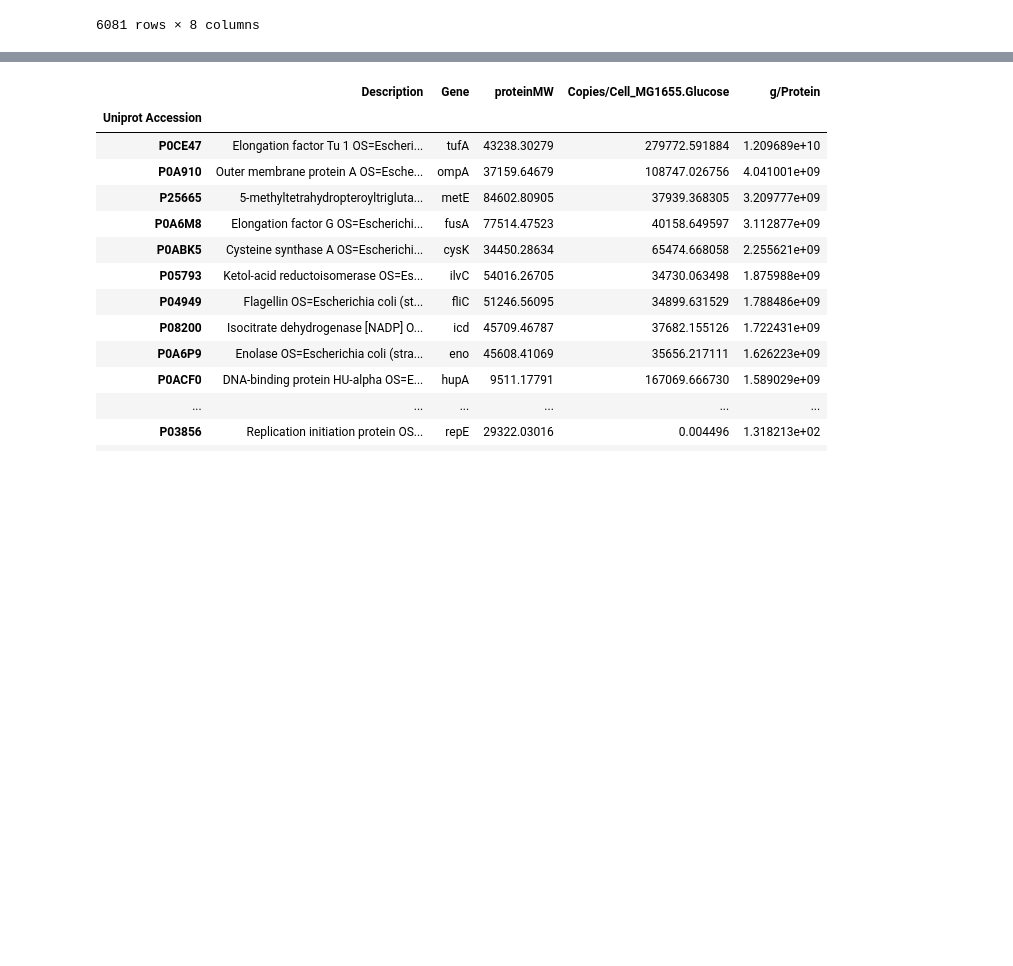
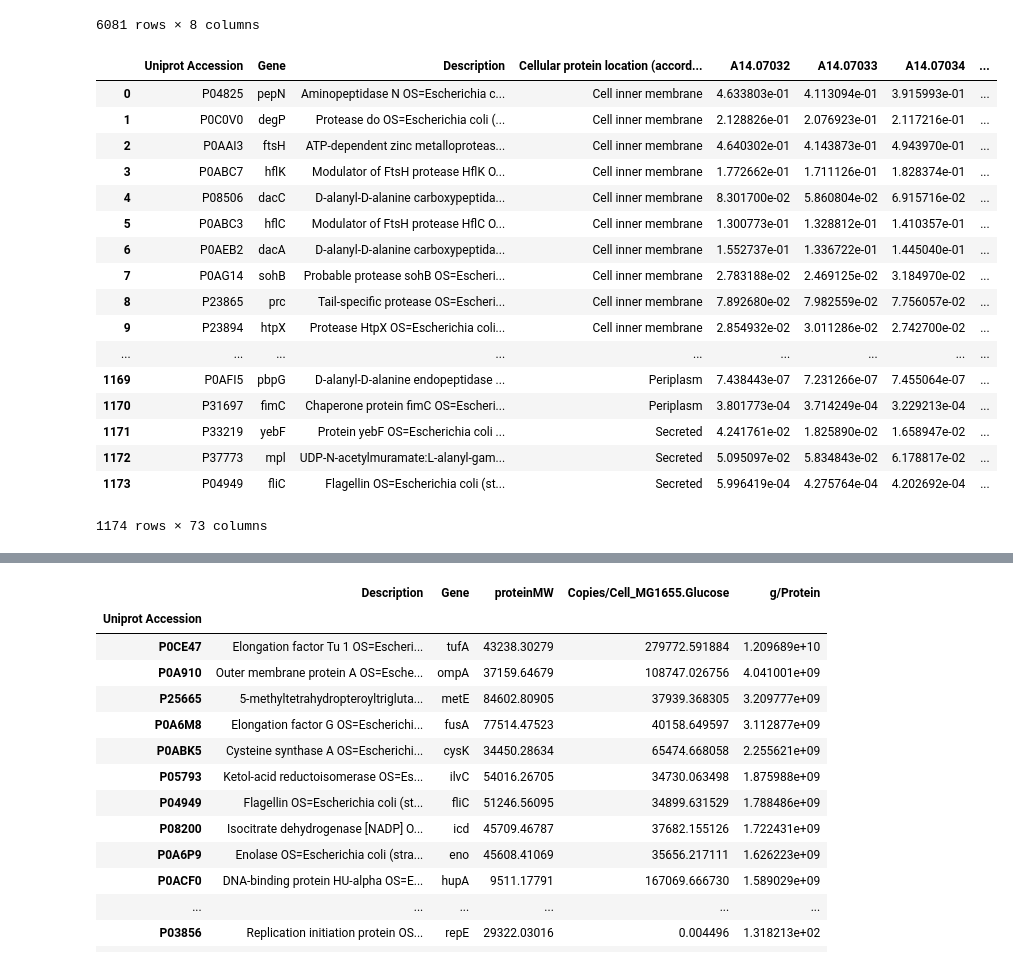
Before and after one commit to djinnome/MaxMass, a Jupyter notebook: src/MinimalGenome.ipynb, the cells around one changed output, grey strips where cells are left out. Drawn from its saved outputs; the diff is of its cells as text; code cells hidden in the pictures; blank space fills up the shorter version.

```diff
--- a/src/MinimalGenome.ipynb
+++ b/src/MinimalGenome.ipynb
@@ -38,3 +38,25 @@ df
 | 6079 | b4402 | 4640402 | 4640542 | 1 | gene | NaN | 4640801 | ... |
 | 6080 | b4403 | 4640942 | 4641628 | 1 | gene | NaN | 4640942 | ... |
 6081 rows × 8 columns
+# %%
+proteins_fg = pd.read_excel('data/Ecoli/Schmidt/nbt.3418-S2.xlsx', sheet_name='Table S13', skiprows=3)
+proteins_fg
+# %% [output]
+|  | Uniprot Accession | Gene | Description | Cellular protein location (accord... | A14.07032 | A14.07033 | A14.07034 | ... |
+| 0 | P04825 | pepN | Aminopeptidase N OS=Escherichia c... | Cell inner membrane | 4.633803e-01 | 4.113094e-01 | 3.915993e-01 | ... |
+| 1 | P0C0V0 | degP | Protease do OS=Escherichia coli (... | Cell inner membrane | 2.128826e-01 | 2.076923e-01 | 2.117216e-01 | ... |
+| 2 | P0AAI3 | ftsH | ATP-dependent zinc metalloproteas... | Cell inner membrane | 4.640302e-01 | 4.143873e-01 | 4.943970e-01 | ... |
+| 3 | P0ABC7 | hflK | Modulator of FtsH protease HflK O... | Cell inner membrane | 1.772662e-01 | 1.711126e-01 | 1.828374e-01 | ... |
+| 4 | P08506 | dacC | D-alanyl-D-alanine carboxypeptida... | Cell inner membrane | 8.301700e-02 | 5.860804e-02 | 6.915716e-02 | ... |
+| 5 | P0ABC3 | hflC | Modulator of FtsH protease HflC O... | Cell inner membrane | 1.300773e-01 | 1.328812e-01 | 1.410357e-01 | ... |
+| 6 | P0AEB2 | dacA | D-alanyl-D-alanine carboxypeptida... | Cell inner membrane | 1.552737e-01 | 1.336722e-01 | 1.445040e-01 | ... |
+| 7 | P0AG14 | sohB | Probable protease sohB OS=Escheri... | Cell inner membrane | 2.783188e-02 | 2.469125e-02 | 3.184970e-02 | ... |
+| 8 | P23865 | prc | Tail-specific protease OS=Escheri... | Cell inner membrane | 7.892680e-02 | 7.982559e-02 | 7.756057e-02 | ... |
+| 9 | P23894 | htpX | Protease HtpX OS=Escherichia coli... | Cell inner membrane | 2.854932e-02 | 3.011286e-02 | 2.742700e-02 | ... |
+| ... | ... | ... | ... | ... | ... | ... | ... | ... |
+| 1169 | P0AFI5 | pbpG | D-alanyl-D-alanine endopeptidase ... | Periplasm | 7.438443e-07 | 7.231266e-07 | 7.455064e-07 | ... |
+| 1170 | P31697 | fimC | Chaperone protein fimC OS=Escheri... | Periplasm | 3.801773e-04 | 3.714249e-04 | 3.229213e-04 | ... |
+| 1171 | P33219 | yebF | Protein yebF OS=Escherichia coli ... | Secreted | 4.241761e-02 | 1.825890e-02 | 1.658947e-02 | ... |
+| 1172 | P37773 | mpl | UDP-N-acetylmuramate:L-alanyl-gam... | Secreted | 5.095097e-02 | 5.834843e-02 | 6.178817e-02 | ... |
+| 1173 | P04949 | fliC | Flagellin OS=Escherichia coli (st... | Secreted | 5.996419e-04 | 4.275764e-04 | 4.202692e-04 | ... |
+1174 rows × 73 columns
```
Also changed, not shown: parts of 8 cells of this notebook, 6 other files.
